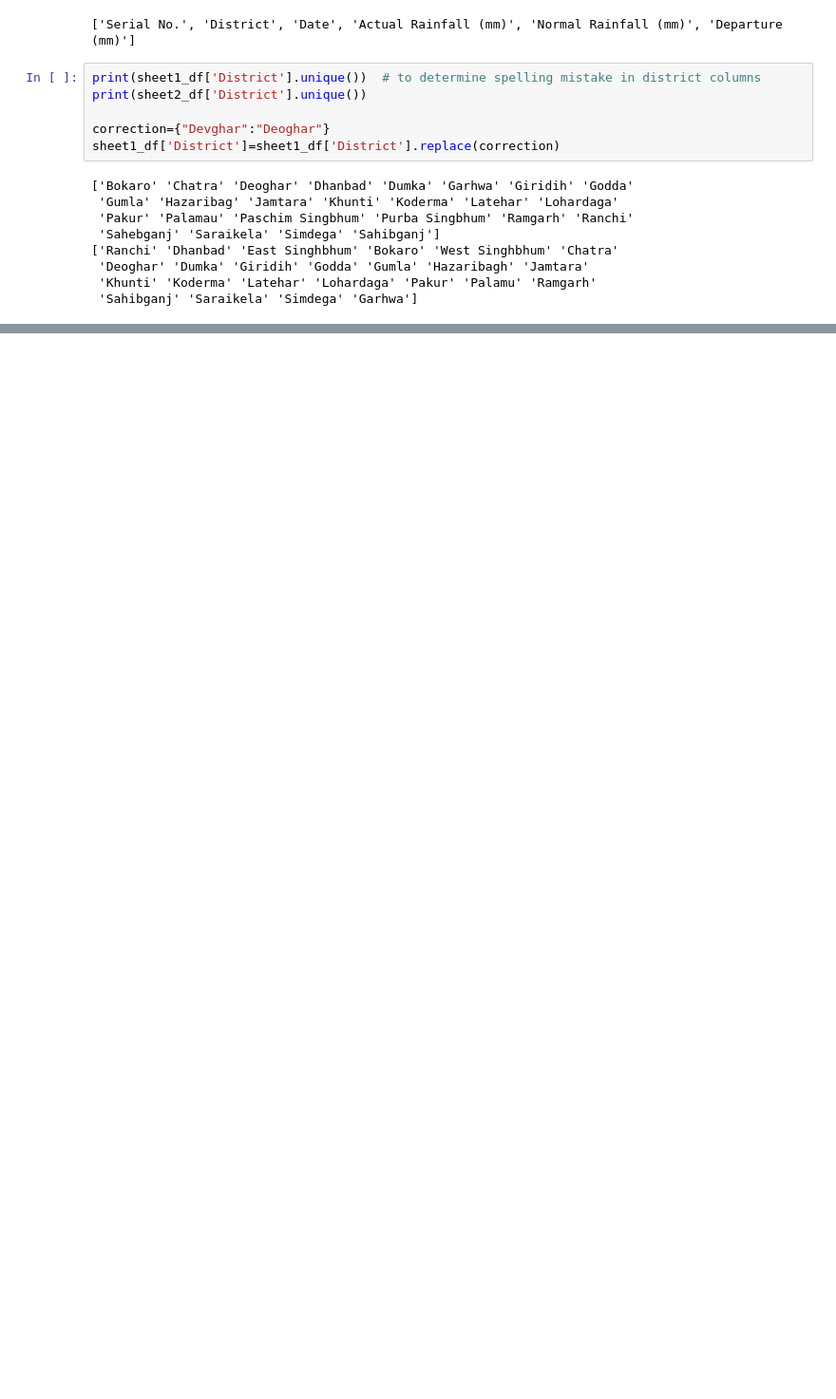
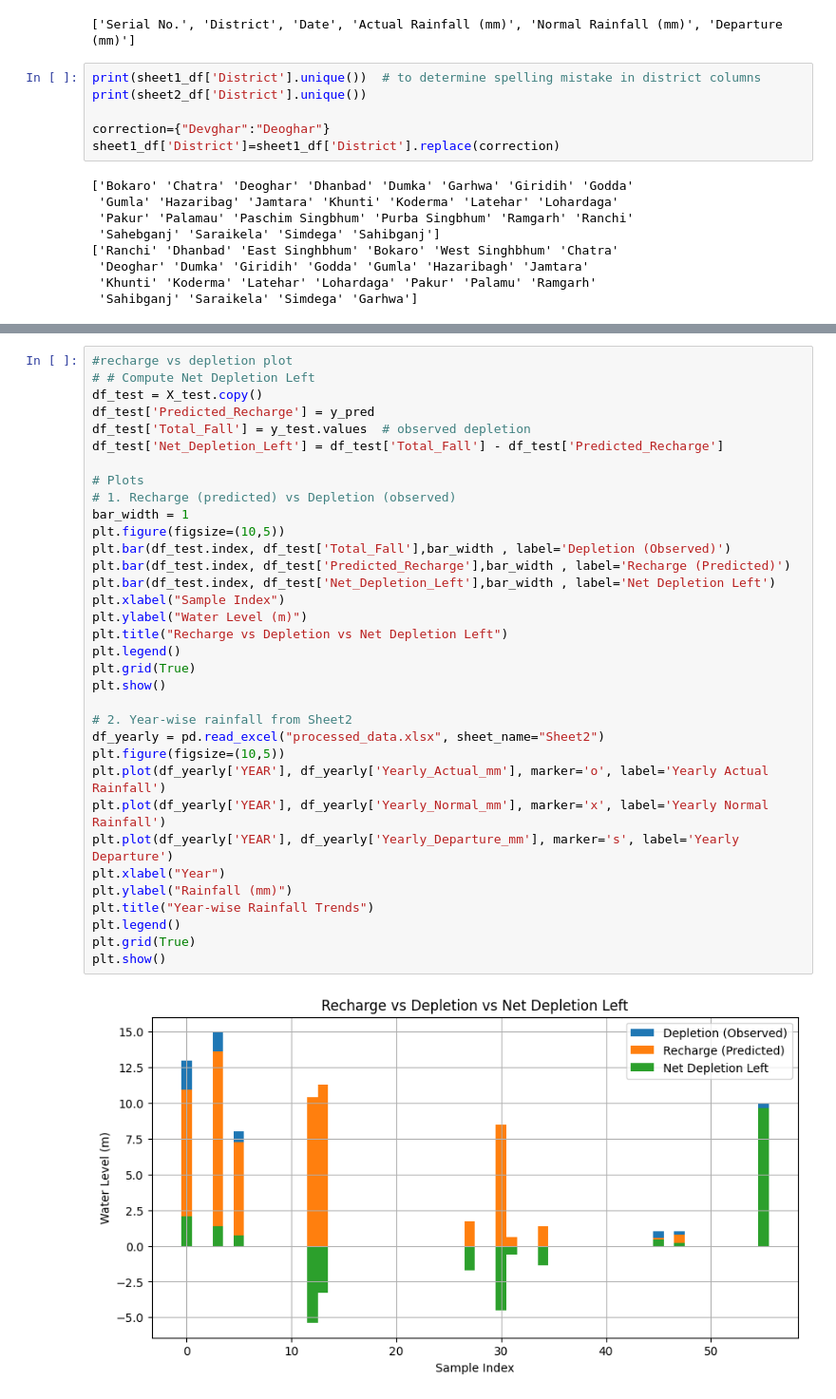
Before and after one commit to priyakumari-hub/groundwater-depletion-recharge-, a Jupyter notebook: process.ipynb, the cells around one changed output, grey strips where cells are left out. Shown at 95% size. Drawn from its saved outputs; the diff is of its cells as text; blank space fills up the shorter version.

```diff
--- a/process.ipynb
+++ b/process.ipynb
@@ -257,0 +366,36 @@ print("✅ 'Sheet3_Cleaned' added to 'merged_data.xlsx'")
+# %%
+#recharge vs depletion plot
+# # Compute Net Depletion Left
+df_test = X_test.copy()
+df_test['Predicted_Recharge'] = y_pred
+df_test['Total_Fall'] = y_test.values  # observed depletion
+df_test['Net_Depletion_Left'] = df_test['Total_Fall'] - df_test['Predicted_Recharge']
+
+# Plots
+# 1. Recharge (predicted) vs Depletion (observed)
+bar_width = 1
+plt.figure(figsize=(10,5))
+plt.bar(df_test.index, df_test['Total_Fall'],bar_width , label='Depletion (Observed)')
+plt.bar(df_test.index, df_test['Predicted_Recharge'],bar_width , label='Recharge (Predicted)')
+plt.bar(df_test.index, df_test['Net_Depletion_Left'],bar_width , label='Net Depletion Left')
+plt.xlabel("Sample Index")
+plt.ylabel("Water Level (m)")
+plt.title("Recharge vs Depletion vs Net Depletion Left")
+plt.legend()
+plt.grid(True)
+plt.show()
+
+# 2. Year-wise rainfall from Sheet2
+df_yearly = pd.read_excel("processed_data.xlsx", sheet_name="Sheet2")
+plt.figure(figsize=(10,5))
+plt.plot(df_yearly['YEAR'], df_yearly['Yearly_Actual_mm'], marker='o', label='Yearly Actual Rainfall')
+plt.plot(df_yearly['YEAR'], df_yearly['Yearly_Normal_mm'], marker='x', label='Yearly Normal Rainfall')
+plt.plot(df_yearly['YEAR'], df_yearly['Yearly_Departure_mm'], marker='s', label='Yearly Departure')
+plt.xlabel("Year")
+plt.ylabel("Rainfall (mm)")
+plt.title("Year-wise Rainfall Trends")
+plt.legend()
+plt.grid(True)
+plt.show()
+# %% [output]
+[figure, added]
```
Also changed, not shown: parts of 12 cells of this notebook, 5 other files.
